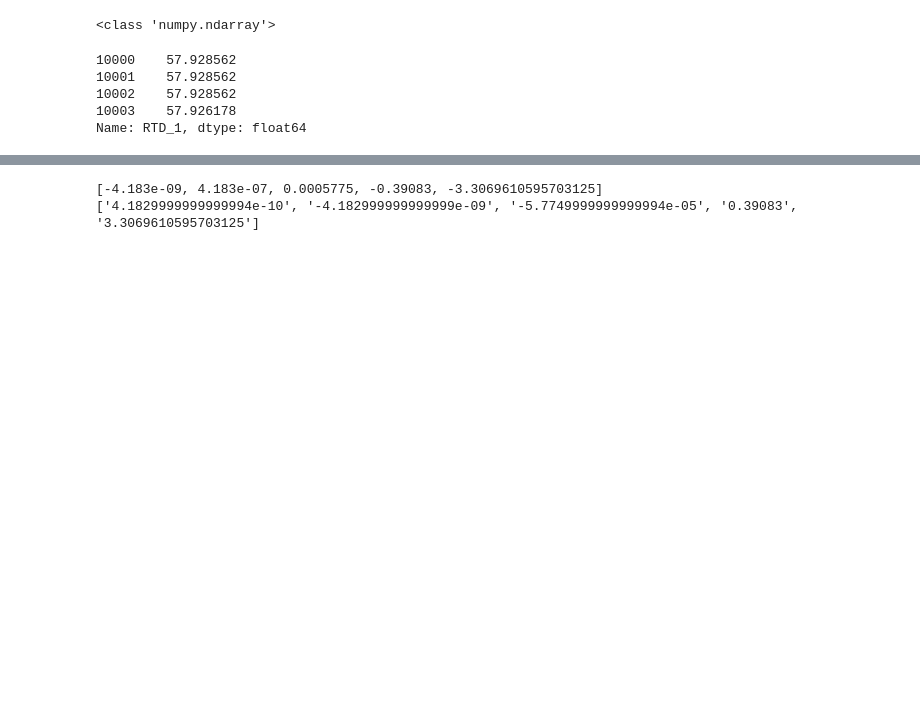
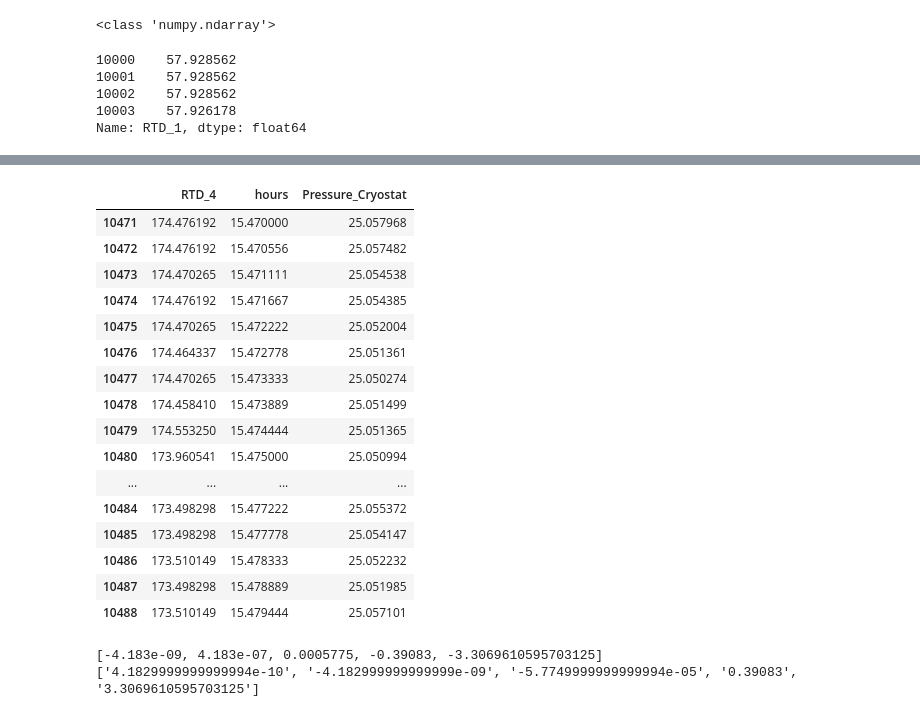
Before and after one commit to jbane11/nexo, a Jupyter notebook: Lab028/slowctr/slow_control_data_read_2.ipynb, the cells around one changed output, grey strips where cells are left out. Cells and saved outputs as stored; diff of their text form; code cells hidden in the pictures; blank space fills up the shorter version.

```diff
--- a/Lab028/slowctr/slow_control_data_read_2.ipynb
+++ b/Lab028/slowctr/slow_control_data_read_2.ipynb
@@ -1408,0 +1379,2 @@ Text(0.5, 1.0, 'Calibrations')
+# %%
+raw_DF=pd.DataFrame.from_dict(raw_dict_wtime("A:/DATA\\20240920_slow_control_13.h5"))
@@ -1408,0 +1391,8 @@ Text(0.5, 1.0, 'Calibrations')
+# %%
+
+DF=add_hour(raw_DF)
+
+DF=OMB_Calibration(DF)
+DF=TC_Calibration(DF)
+DF= add_hour(DF)
+DF=RTD_Calibration(DF)
@@ -1409,3 +1409,25 @@ Text(0.5, 1.0, 'Calibrations')
+# %%
+
+
+DF.query("abs(hours - 15.475) <0.005 ")[["RTD_4","hours","Pressure_Cryostat"]]
+# %% [output]
+|  | RTD_4 | hours | Pressure_Cryostat |
+| 10471 | 174.476192 | 15.470000 | 25.057968 |
+| 10472 | 174.476192 | 15.470556 | 25.057482 |
+| 10473 | 174.470265 | 15.471111 | 25.054538 |
+| 10474 | 174.476192 | 15.471667 | 25.054385 |
+| 10475 | 174.470265 | 15.472222 | 25.052004 |
+| 10476 | 174.464337 | 15.472778 | 25.051361 |
+| 10477 | 174.470265 | 15.473333 | 25.050274 |
+| 10478 | 174.458410 | 15.473889 | 25.051499 |
+| 10479 | 174.553250 | 15.474444 | 25.051365 |
+| 10480 | 173.960541 | 15.475000 | 25.050994 |
+| ... | ... | ... | ... |
+| 10484 | 173.498298 | 15.477222 | 25.055372 |
+| 10485 | 173.498298 | 15.477778 | 25.054147 |
+| 10486 | 173.510149 | 15.478333 | 25.052232 |
+| 10487 | 173.498298 | 15.478889 | 25.051985 |
+| 10488 | 173.510149 | 15.479444 | 25.057101 |
 # %%
 coef3=[]
 for i in coef2:
```
Also changed, not shown: parts of 17 cells of this notebook.
